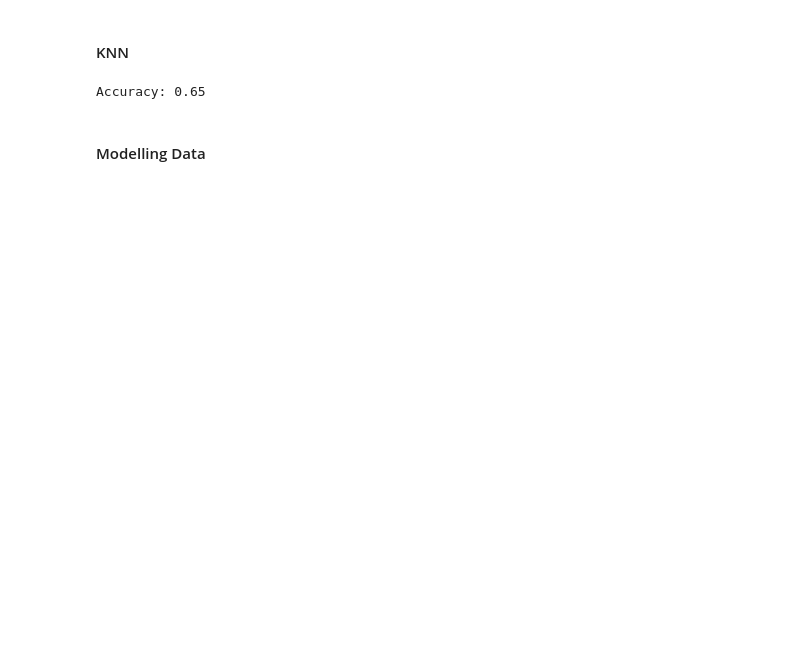
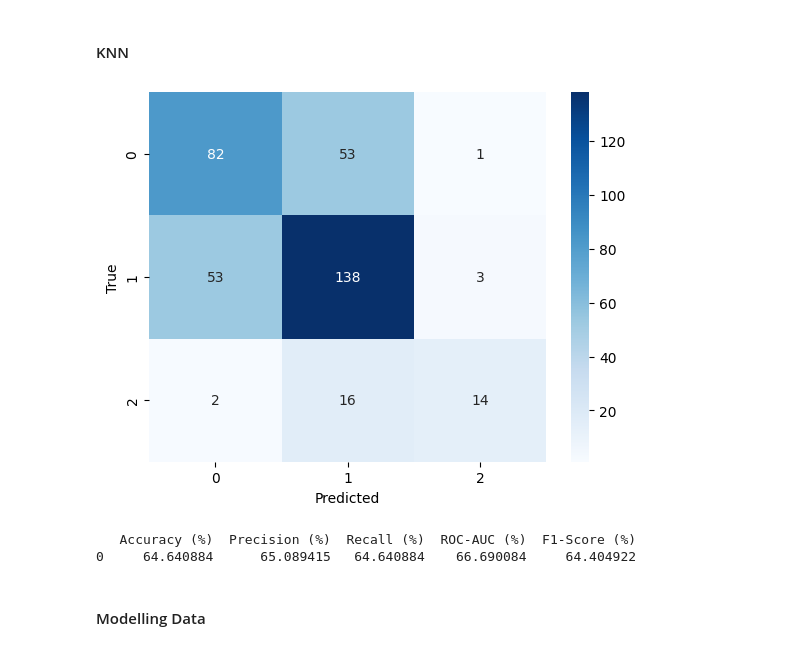
Before and after one commit to fzry18/PA-Datmin-C1-1, a Jupyter notebook: PA_kelompok_C1_1.ipynb, the cells around one changed output. Cells and saved outputs as stored; diff of their text form; code cells hidden in the pictures; blank space fills up the shorter version.

```diff
--- a/PA_kelompok_C1_1.ipynb
+++ b/PA_kelompok_C1_1.ipynb
@@ -253,6 +296,11 @@ Prediksi Adaptivity Level = 2
 import pandas as pd
 import numpy as np
 import math
+import matplotlib.pyplot as plt
+from sklearn.metrics import confusion_matrix, precision_score, recall_score, roc_auc_score, f1_score
+import seaborn as sns
+
+
 
 
 # Split dataset into features (X) and labels (y)
@@ -260,35 +308,74 @@ X = df.iloc[:, :-1].values
 y = df.iloc[:, -1].values
 
 # Normalize the features
 for i in range(X.shape[1]):
     X[:, i] = (X[:, i] - np.min(X[:, i])) / (np.max(X[:, i]) - np.min(X[:, i]))
 
 # Define KNN function
 def knn_predict(X_train, y_train, X_test, k):
     y_pred = []
     for i in range(len(X_test)):
         distances = []
         for j in range(len(X_train)):
             dist = math.sqrt(sum([(X_test[i][m] - X_train[j][m]) ** 2 for m in range(len(X_test[i]))]))
             distances.append((dist, j))
         distances.sort()
         neighbors = [y_train[distances[m][1]] for m in range(k)]
         y_pred.append(max(set(neighbors), key=neighbors.count))
     return y_pred
 
 # Split dataset into training set and testing set
 train_size = int(0.7 * len(X))
 X_train, y_train = X[:train_size], y[:train_size]
 X_test, y_test = X[train_size:], y[train_size:]
 
 # Predict using KNN with k=3
 y_pred = knn_predict(X_train, y_train, X_test, 3)
 
 # Print accuracy score
 accuracy = sum(y_pred == y_test) / len(y_test)
-print(f'Accuracy: {accuracy:.2f}')
+
+
+
+# Calculate confusion matrix
+cm = confusion_matrix(y_test, y_pred)
+
+# Visualize confusion matrix
+sns.heatmap(cm, annot=True, cmap='Blues', fmt='g')
+plt.xlabel('Predicted')
+plt.ylabel('True')
+plt.show()
 # %% [output]
-Accuracy: 0.65
+[figure, added]
+# %%
+from sklearn.preprocessing import LabelBinarizer
+from sklearn.metrics import confusion_matrix, precision_score, recall_score, roc_auc_score, f1_score
+
+# One-hot encoding on the labels
+lb = LabelBinarizer()
+y_test_onehot = lb.fit_transform(y_test)
+y_pred_onehot = lb.transform(y_pred)
+
+# Compute evaluation metrics
+precision = precision_score(y_test, y_pred, average='weighted') * 100
+recall = recall_score(y_test, y_pred, average='weighted') * 100
+roc_auc = roc_auc_score(y_test_onehot, y_pred_onehot, average='weighted', multi_class='ovr') * 100
+f1 = f1_score(y_test, y_pred, average='weighted') * 100
+
+# Create a table for the metrics
+metrics_df = pd.DataFrame({
+    'Accuracy (%)': [accuracy*100],
+    'Precision (%)': [precision],
+    'Recall (%)': [recall],
+    'ROC-AUC (%)': [roc_auc],
+    'F1-Score (%)': [f1]
+})
+
+# Print the table
+print(metrics_df)
+# %% [output]
+   Accuracy (%)  Precision (%)  Recall (%)  ROC-AUC (%)  F1-Score (%)
+0     64.640884      65.089415   64.640884    66.690084     64.404922
 # %% [markdown]
 #### Modelling Data
 # %%
```
Also changed, not shown: parts of 73 cells of this notebook.
